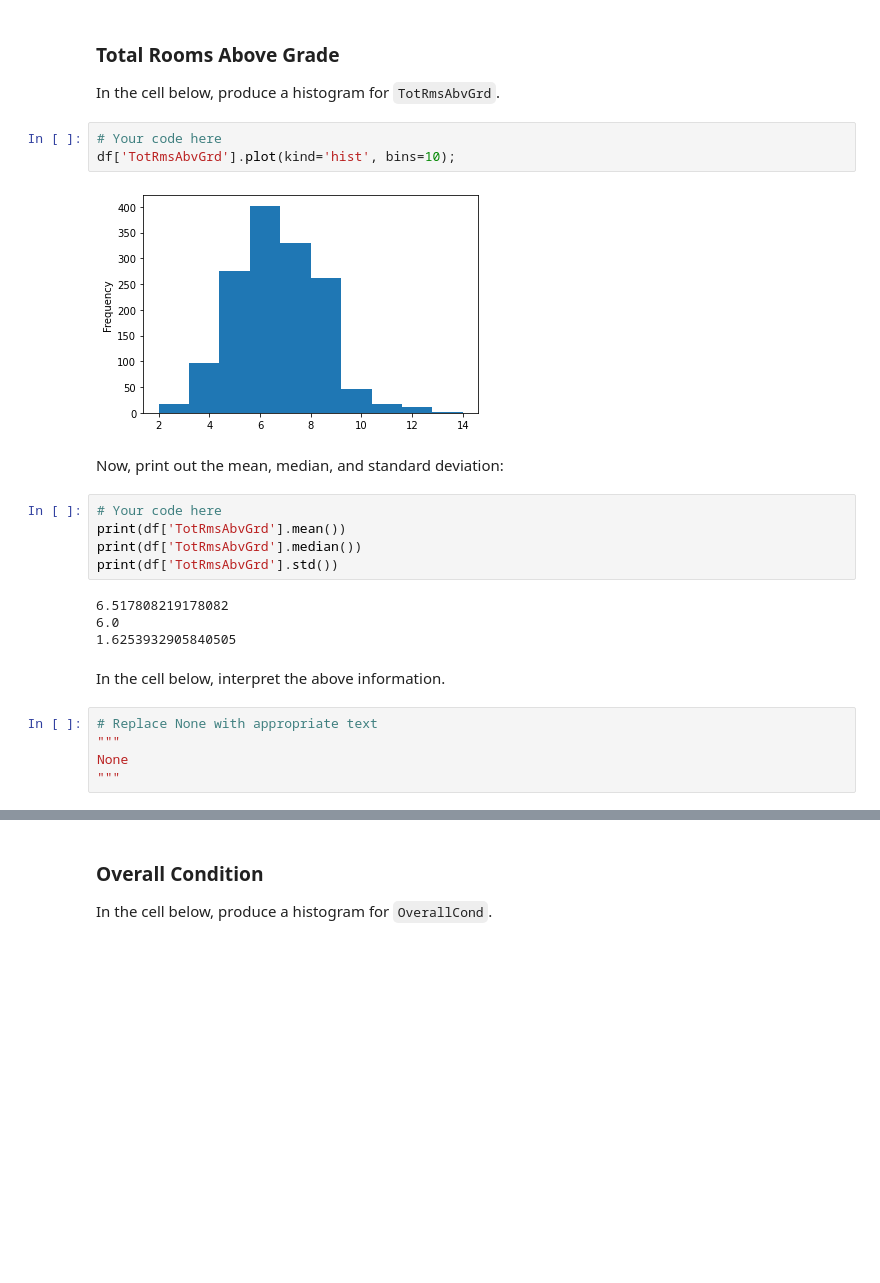
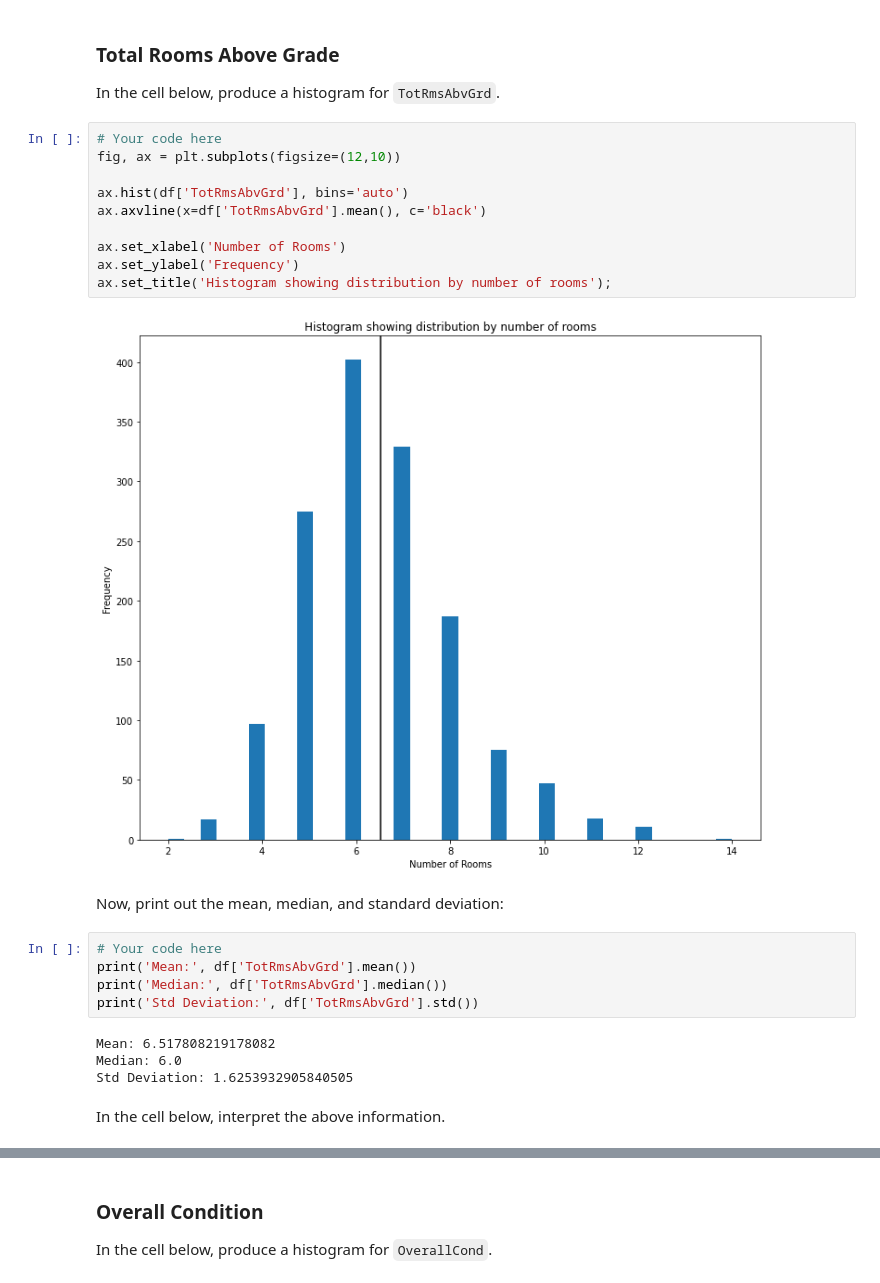
Before and after one commit to Trevor334/dsc-pandas-eda-lab, a Jupyter notebook: index.ipynb, the cells around one changed output, grey strips where cells are left out. Cells and saved outputs as stored; diff of their text form; blank space fills up the shorter version.

```diff
--- a/index.ipynb
+++ b/index.ipynb
@@ -201,26 +209,28 @@ None
 ### Total Rooms Above Grade
 
 In the cell below, produce a histogram for `TotRmsAbvGrd`.
-# %%
-# Your code here
-df['TotRmsAbvGrd'].plot(kind='hist', bins=10);
-# %% [output]
-[figure, removed]
+# %%
+# Your code here
+fig, ax = plt.subplots(figsize=(12,10))
+
+ax.hist(df['TotRmsAbvGrd'], bins='auto')
+ax.axvline(x=df['TotRmsAbvGrd'].mean(), c='black')
+
+ax.set_xlabel('Number of Rooms')
+ax.set_ylabel('Frequency')
+ax.set_title('Histogram showing distribution by number of rooms');
+# %% [output]
+[figure, added]
 # %% [markdown]
 Now, print out the mean, median, and standard deviation:
 # %%
 # Your code here
-print(df['TotRmsAbvGrd'].mean())
-print(df['TotRmsAbvGrd'].median())
-print(df['TotRmsAbvGrd'].std())
+print('Mean:', df['TotRmsAbvGrd'].mean())
+print('Median:', df['TotRmsAbvGrd'].median())
+print('Std Deviation:', df['TotRmsAbvGrd'].std())
 # %% [output]
-6.517808219178082
-6.0
-1.6253932905840505
+Mean: 6.517808219178082
+Median: 6.0
+Std Deviation: 1.6253932905840505
 # %% [markdown]
 In the cell below, interpret the above information.
-# %%
-# Replace None with appropriate text
-"""
-None
-"""
```
Also changed, not shown: parts of 22 cells of this notebook.
